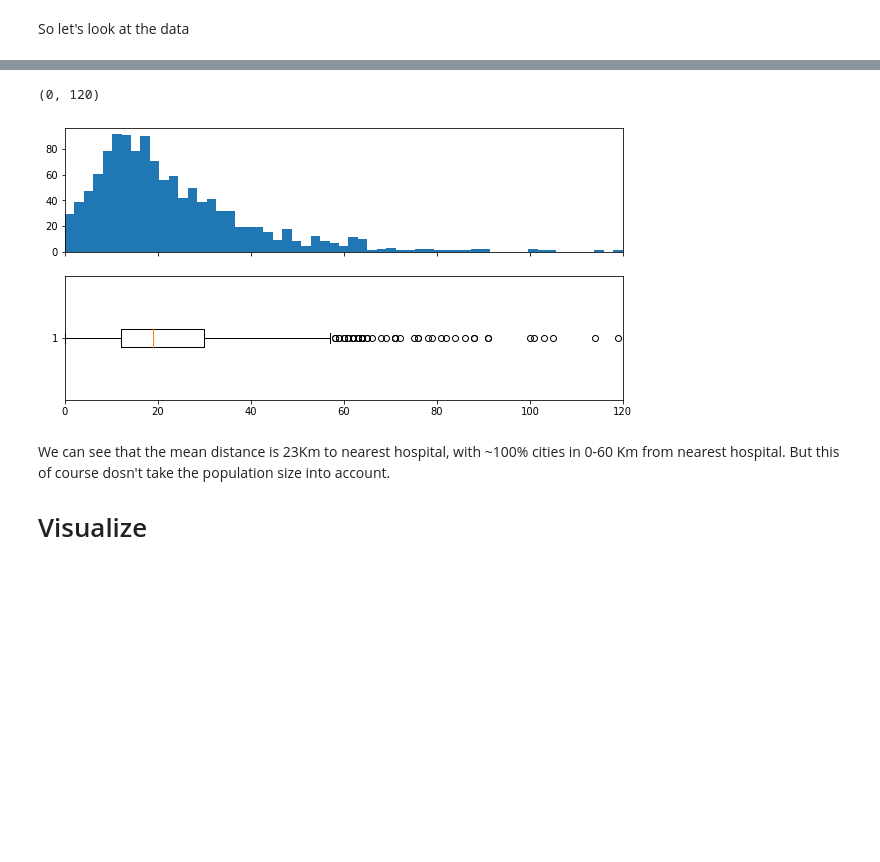
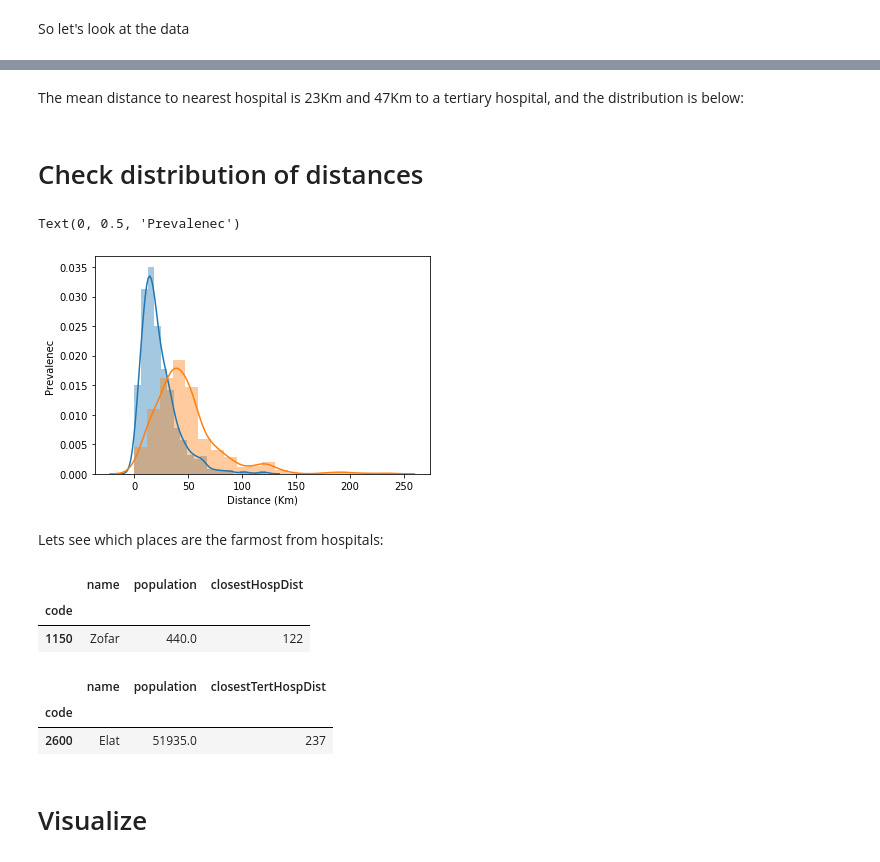
Before and after one commit to oregev11/visualize_israel, a Jupyter notebook: visualize_israel/2 Israely hospitals/6 Visualize Cities hospital distance.ipynb, the cells around one changed output, grey strips where cells are left out. Drawn from its saved outputs; the diff is of its cells as text; code cells hidden in the pictures; blank space fills up the shorter version.

```diff
--- a/visualize_israel/2 Israely hospitals/6 Visualize Cities hospital distance.ipynb
+++ b/visualize_israel/2 Israely hospitals/6 Visualize Cities hospital distance.ipynb
@@ -160,16 +266,38 @@ df.describe().T
-# %%
-fig, ax = plt.subplots(2,1, figsize = [10,5], sharex=True)
-ax[0].hist(df['closestHospDist'], bins=60);
-ax[1].boxplot(df['closestHospDist'], vert=False);
-ax[1].set_xlim(0, 120)
-# %% [output]
-(0, 120)
-[figure, removed]
-# %% [markdown]
-We can see that the mean distance is 23Km to nearest hospital, with ~100% cities in 0-60 Km from nearest hospital.
-But this of course dosn't take the population size into account.
-
-# Visualize
+# %% [markdown]
+The mean distance to nearest hospital is 23Km and 47Km to a tertiary hospital, and the distribution is below:
+# %% [markdown]
+# Check distribution of distances
+# %%
+y1 = df['closestHospDist']
+y2 = df['closestTertHospDist']
+
+fig, ax = plt.subplots()
+sns.distplot(y1, bins=20, ax=ax)
+sns.distplot(y2, bins=20, ax=ax)
+
+ax.set_xlabel('Distance (Km)')
+ax.set_ylabel('Prevalenec')
+# %% [output]
+Text(0, 0.5, 'Prevalenec')
+[figure, added]
+# %% [markdown]
+Lets see which places are the farmost from hospitals:
+# %%
+df[['name', 'population', 'closestHospDist' ]][df['closestHospDist'] == df['closestHospDist'].max()]
+# %% [output]
+|  | name | population | closestHospDist |
+| code |  |  |  |
+| 1150 | Zofar | 440.0 | 122 |
+# %%
+
+df[['name', 'population', 'closestTertHospDist']][df['closestTertHospDist'] == df['closestTertHospDist'].max()]
+# %% [output]
+|  | name | population | closestTertHospDist |
+| code |  |  |  |
+| 2600 | Elat | 51935.0 | 237 |
+# %% [markdown]
+
+# Visualize
 # %%
 import geoviews as gv
 import geoviews.tile_sources as gvts
```
Also changed, not shown: parts of 36 cells of this notebook.
